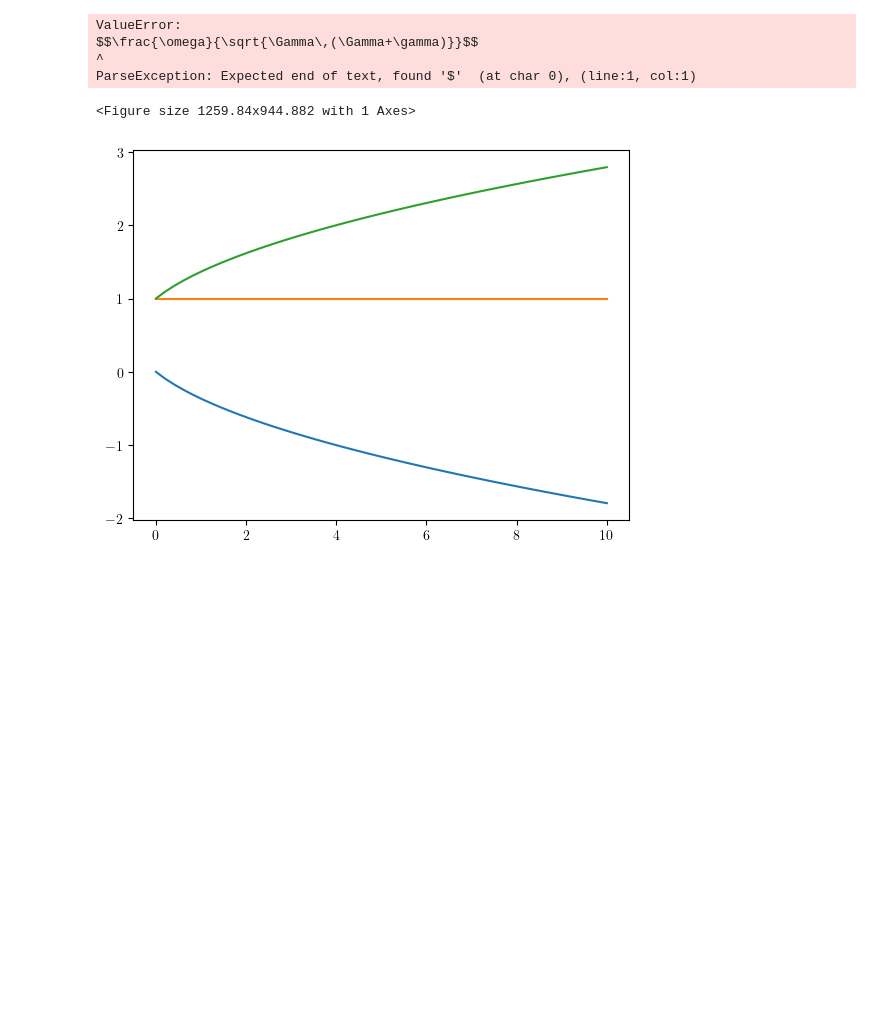
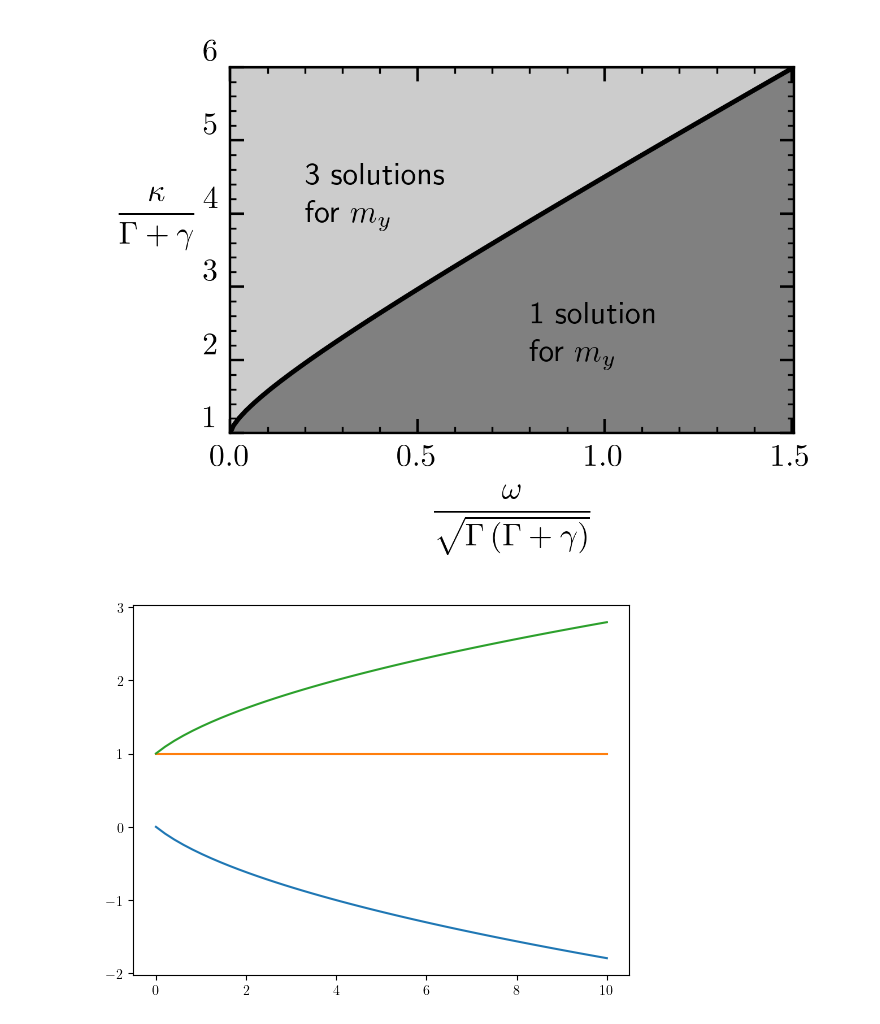
Before and after one commit to ChriGomm/Bachelor_sympy, a Jupyter notebook: plotting _scheme.ipynb, the cells around one changed output. Drawn from its saved outputs; the diff is of its cells as text; code cells hidden in the pictures; blank space fills up the shorter version.

```diff
--- a/plotting _scheme.ipynb
+++ b/plotting _scheme.ipynb
@@ -10,9 +10,9 @@ from scipy.optimize import minimize, root_scalar
 cm = 1/2.54
 width = 8*cm
 name_of_plot = "numb_fixp.pdf"
-major_xtick_step = 1
-minor_xtick_step = 0.2
-major_ytick_step = 2
+major_xtick_step = 0.5
+minor_xtick_step = 0.1
+major_ytick_step = 1
 minor_ytick_step = 0.2
 STRIP_OF_ZEROS_X = False
 STRIP_OF_ZEROS_Y = False
@@ -74,7 +74,7 @@ for i in range(len(x)):
     yval[i,:] = rmin.root, rmid.root, rmax.root
 
 
-k = np.linspace(1+1/10**3,10,50)
+k = np.linspace(1+1/10**3,6,50)
 w = np.zeros_like(k)
 for i in range(len(k)):
     # print(FKK(1/10**6,k[i]),FKK(10**5,k[i]))
@@ -117,8 +117,8 @@ ax.fill_between(w,k,k[-1],color='0.8')
 # ax.plot(A,-A,color='0.4')
 
 # axlimits have to be adapted
-ax.set_xlim(w[0],w[-1])
-ax.set_ylim(k[0],k[-1])
+ax.set_xlim(0,w[-1])
+ax.set_ylim(1,k[-1])
 
 # legend has to be adapted
 # plt.legend([r"$(F'+B')(\omega)$",r"$B'(\omega)$"],loc='right',bbox_to_anchor=(1,0.75))
@@ -133,42 +133,40 @@ plt.rcParams["font.serif"]="Computer Modern Serif"
 #     else:
 #         if str(x).rstrip(".0"):
 #             return str(x).rstrip(".0")
 #     return "0"
 def strip0(x,pos):
     if x==0:
         return "0"
     if x<-3/16/2:
         return u'\u2212'+ '1/8' #str(x).rstrip(".0").lstrip("-")
     else:
         return u'\u2212'+ '1/16'
     #     if str(x).rstrip(".0"):
     #         return str(x).rstrip(".0")
     # return "0"
+# yloc = ticker.MultipleLocator(base=2,offset=1)
+# ax.yaxis.set_major_locator()
 ax.yaxis.set_major_locator(ticker.MultipleLocator(major_ytick_step))
 ax.yaxis.set_minor_locator(ticker.MultipleLocator(minor_ytick_step))
 ax.xaxis.set_major_locator(ticker.MultipleLocator(major_xtick_step))
 ax.xaxis.set_minor_locator(ticker.MultipleLocator(minor_xtick_step))
 if STRIP_OF_ZEROS_X:
     ax.xaxis.set_major_formatter(ticker.FuncFormatter(strip0))
 if STRIP_OF_ZEROS_Y:
     ax.yaxis.set_major_formatter(ticker.FuncFormatter(strip0))
 ax.tick_params(axis='x',direction='in',which='both',bottom=True,top=True,labelbottom=True)
 ax.tick_params(axis='both',which='major',length=4.5)
 ax.tick_params(axis='y',direction='in',which='both',left=True,right=True,labelleft=True)
 ax.set_xlabel(r'$$\frac{\omega}{\sqrt{\Gamma\,(\Gamma+\gamma)}}$$')
-ax.set_ylabel(r'$$\frac{\kappa}{\Gamma+\gamma}$$',rotation=0,labelpad=10)
+ax.set_ylabel(r'$$\frac{\kappa}{\Gamma+\gamma}$$',rotation=0,labelpad=15)
 plt.setp(ax.yaxis.get_majorticklabels(),va='bottom')
-ax.text(1.6,3.5,r'\,\\1 solution\\for $m_y$')
-ax.text(0.3,8,r'\,\\3 solutions\\for $m_y$')
+ax.text(0.8,2.5,r'\,\\1 solution\\for $m_y$')
+ax.text(0.2,4.4,r'\,\\3 solutions\\for $m_y$')
 # save figure
-# plt.savefig('/home/christian/Documents/Bachelor/protocol/pictures/'+name_of_plot,bbox_inches='tight')
+plt.savefig('/home/christian/Documents/Bachelor/protocol/pictures/'+name_of_plot,bbox_inches='tight')
 plt.show()
 # %% [output]
-ValueError:
-$$\frac{\omega}{\sqrt{\Gamma\,(\Gamma+\gamma)}}$$
-^
-ParseException: Expected end of text, found '$'  (at char 0), (line:1, col:1)
-<Figure size 1259.84x944.882 with 1 Axes>
+[figure, added]
 # %%
 def fixy(y,x):
     return - x/2-(1-x/2)*y-y**3+2*y**2
```
Also changed, not shown: parts of 1 cell of this notebook, 1 other file.
